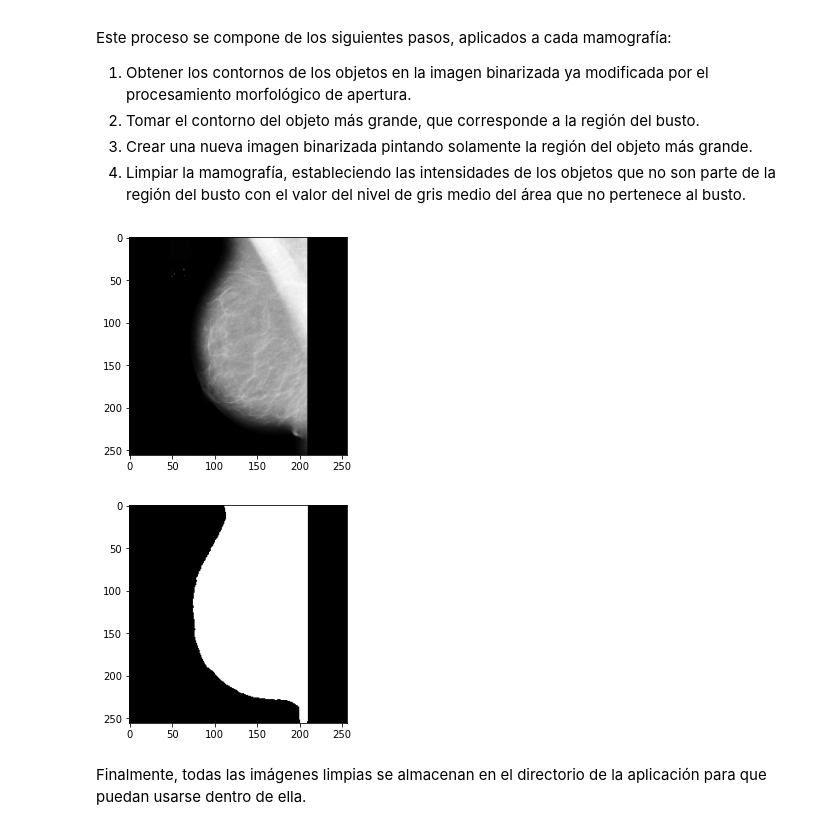
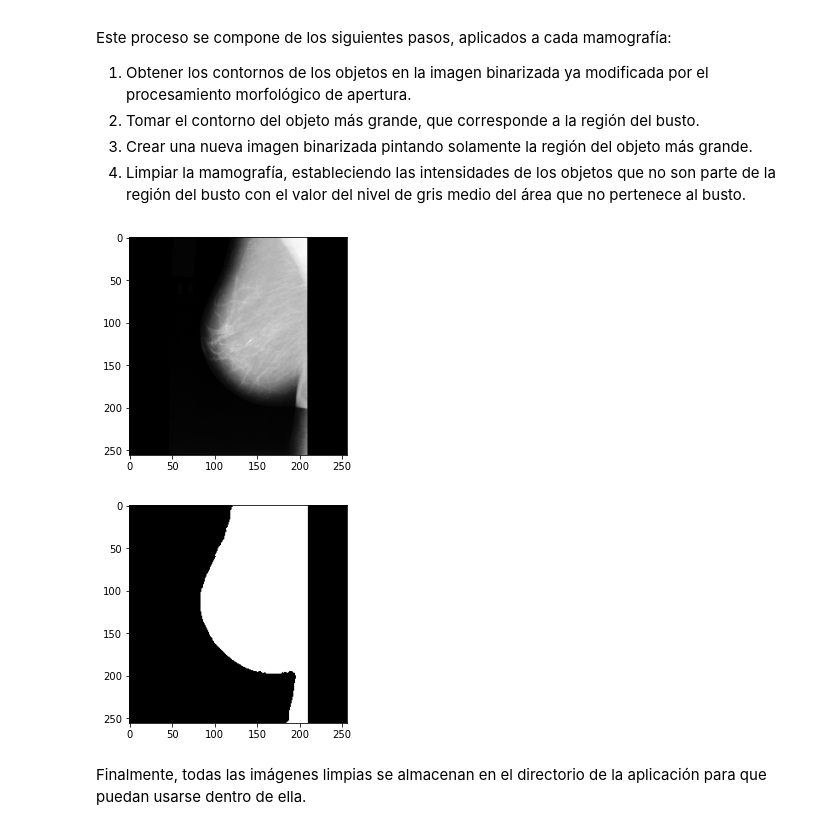
Before and after one commit to data-and-code/trabajo_con_imagenes, a Jupyter notebook: data-raw/clean_imgs.ipynb, the cells around one changed output. Cells and saved outputs as stored; diff of their text form; code cells hidden in the pictures.

```diff
--- a/data-raw/clean_imgs.ipynb
+++ b/data-raw/clean_imgs.ipynb
@@ -94,9 +86,9 @@ plt.show()
 Los autores sugieren aplicar un filtro de mediana de 3 x 3 pixeles para reducir el ruido de la imagen.
 # %%
 # Aplicar un filtro de mediana a cada una de las imágenes
-imgs_filter = list(map(lambda img_scale: cv.medianBlur(img_scale, 3), imgs_scale))
+imgs_filter = list(map(lambda img_orig: cv.medianBlur(img_orig, 3), imgs_orig))
 
 # Imagen de ejemplo
-plt.imshow(imgs_filter[13], cmap='gray')
+plt.imshow(imgs_filter[10], cmap='gray')
 plt.show()
 # %% [output]
@@ -103,0 +102,7 @@ plt.show()
+# %%
+# Reescalar las imágenes para hacerlas más pequeñas (scale down)
+imgs_scale = list(map(lambda img_filter: cv.resize(img_filter, (256, 256)), imgs_filter))
+
+# Imagen de ejemplo
+plt.imshow(imgs_scale[10], cmap='gray')
+plt.show()
@@ -127,7 +134,7 @@ De esta forma, la imagen quedará divida en la región de fondo (con valor de pi
 # %%
 # Obtener del umbral a partir del valor del nivel de gris en la imagen
 def T(img):
-    H_n = np.histogram(img, bins=256, range=(0, 256))[0]
+    H_n = cv.calcHist([img], [0], None, histSize=[256], ranges=(0, 256), accumulate=False).ravel()
     return 0.2 * np.sum(np.arange(0, 256) * H_n) / np.sum(H_n)
 
 # Binarizar la imagen
@@ -135,9 +142,9 @@ def binarization(img):
     return np.where(img >= T(img), 1, 0).astype(np.uint8)
 
 # Binarización de las imágenes
-imgs_bin = list(map(lambda img_filter: binarization(img_filter), imgs_filter))
+imgs_bin = list(map(lambda img_scale: binarization(img_scale), imgs_scale))
 
 # Imagen de ejemplo
-plt.imshow(imgs_bin[13], cmap='gray')
+plt.imshow(imgs_bin[10], cmap='gray')
 plt.show()
 # %% [output]
@@ -163,6 +170,7 @@ Los autores proponen usar un elemento estructurado (kernel) formado por un disco
 # %%
 # Creación del kernel compuesto por un disco de radio 2
 kernel = cv.getStructuringElement(cv.MORPH_ELLIPSE, (5, 5))
+kernel[[1, 1, 3, 3], [0, 4, 0, 4]] = 0
 kernel
 # %% [output]
 array([[0, 0, 1, 0, 0],
@@ -246,16 +254,16 @@ for img_scale, img_bin, img_mpo in zip(imgs_scale, imgs_bin, imgs_mpo):
     clean_imgs_bin.append(clean_img_bin)
 # %%
 # Imagen de ejemplo (Imagen escalada limpia)
-plt.imshow(clean_imgs[13], cmap='gray')
+plt.imshow(clean_imgs[10], cmap='gray')
 plt.show()
 # %% [output]
-[figure, old version]
+[figure, new version]
 # %%
 # Imagen de ejemplo (Imagen binarizada limpia)
-plt.imshow(clean_imgs_bin[13], cmap='gray')
+plt.imshow(clean_imgs_bin[10], cmap='gray')
 plt.show()
 # %% [output]
-[figure, old version]
+[figure, new version]
 # %% [markdown]
 Finalmente, todas las imágenes limpias se almacenan en el directorio de la aplicación para que puedan usarse dentro de ella.
 # %%
```
Also changed, not shown: parts of 38 cells of this notebook.
